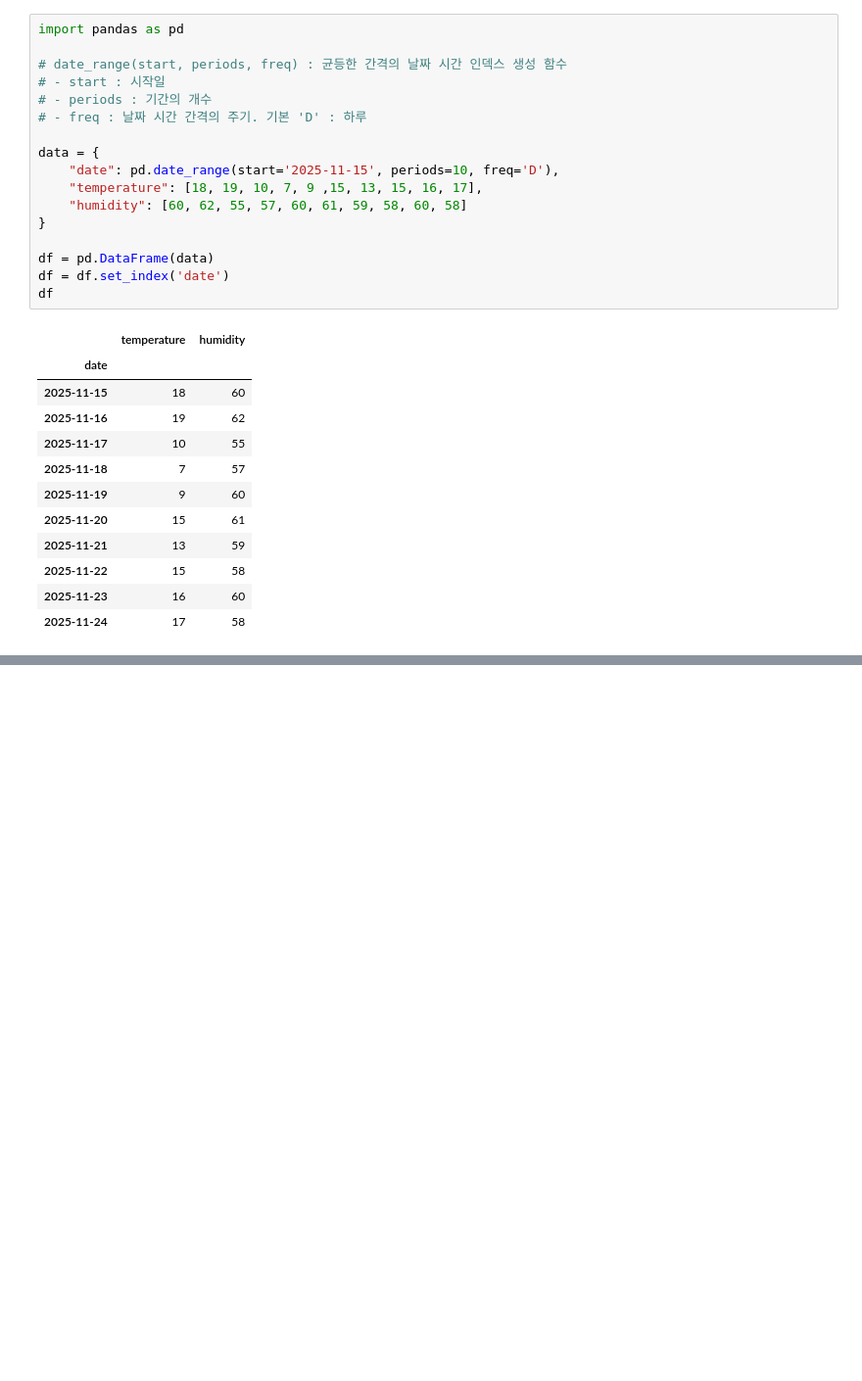
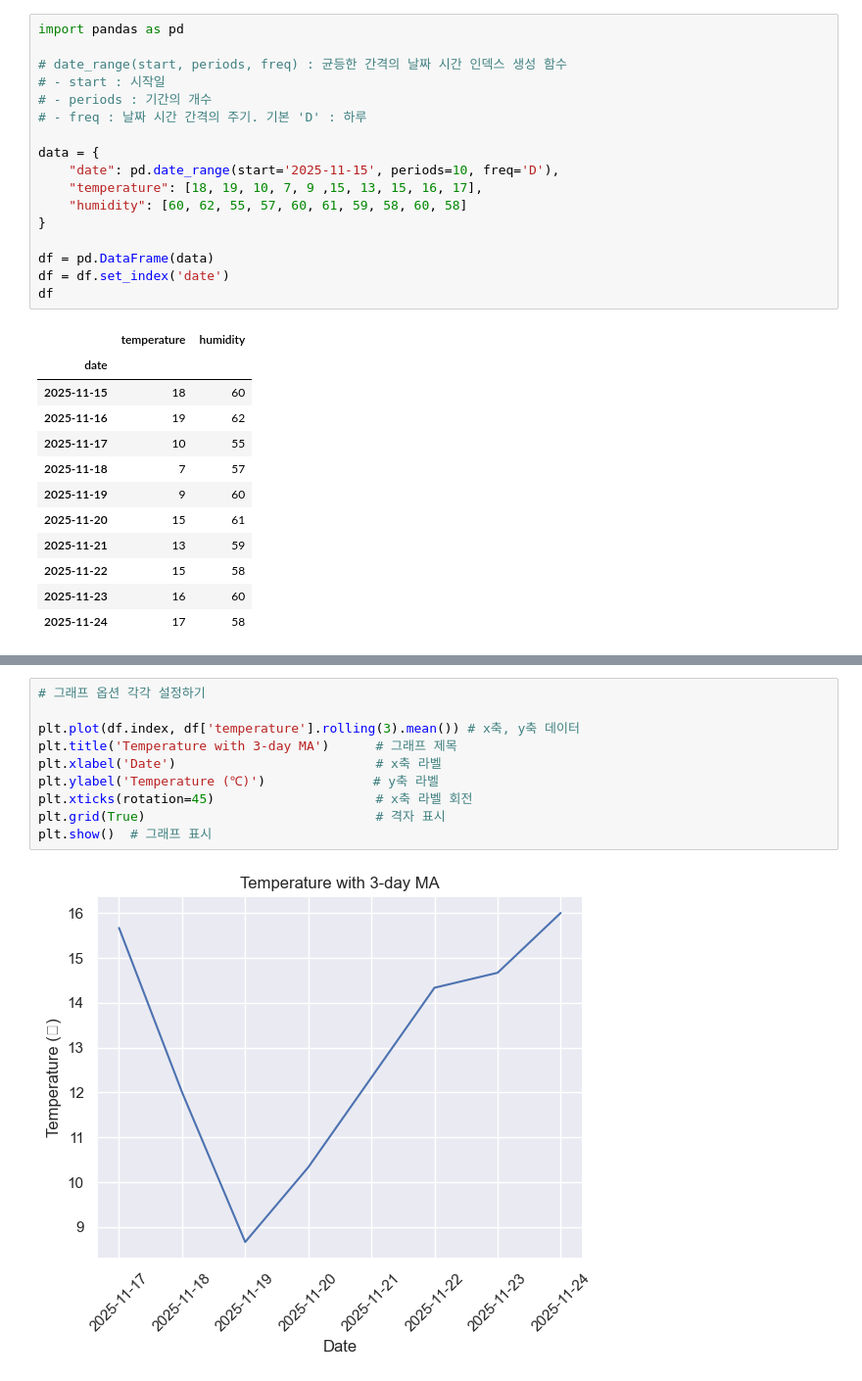
Before and after one commit to ParkChanNeul/DataAnalysis, a Jupyter notebook: pandas/9_data_visualization.ipynb, the cells around one changed output, grey strips where cells are left out. Shown at 98% size. Cells and saved outputs as stored; diff of their text form; blank space fills up the shorter version.

```diff
--- a/pandas/9_data_visualization.ipynb
+++ b/pandas/9_data_visualization.ipynb
@@ -66,0 +97,12 @@ df[['temperature', 'humidity']].plot(title='Temperature & Humidity')
+# %%
+# 그래프 옵션 각각 설정하기
+
+plt.plot(df.index, df['temperature'].rolling(3).mean()) # x축, y축 데이터
+plt.title('Temperature with 3-day MA')      # 그래프 제목
+plt.xlabel('Date')                          # x축 라벨
+plt.ylabel('Temperature (℃)')              # y축 라벨
+plt.xticks(rotation=45)                     # x축 라벨 회전
+plt.grid(True)                              # 격자 표시
+plt.show()  # 그래프 표시
+# %% [output]
+[figure, added]
```
Also changed, not shown: parts of 9 cells of this notebook, 1 other file.
